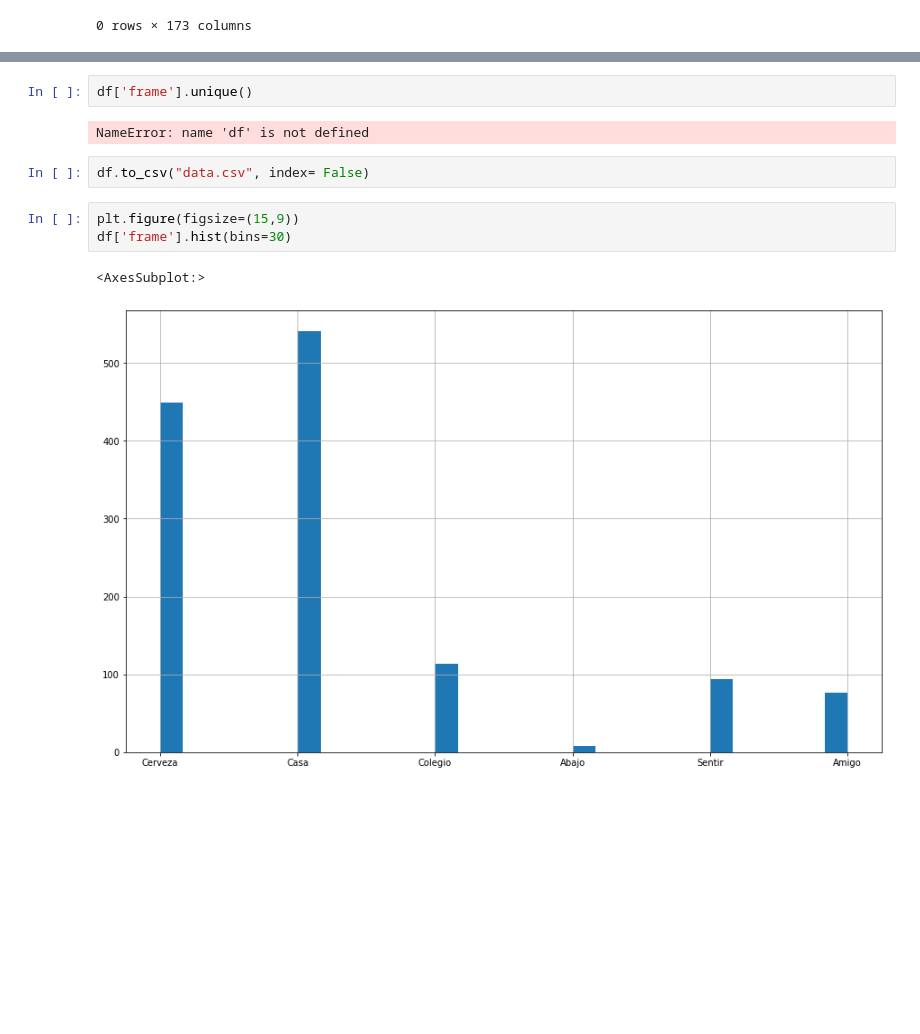
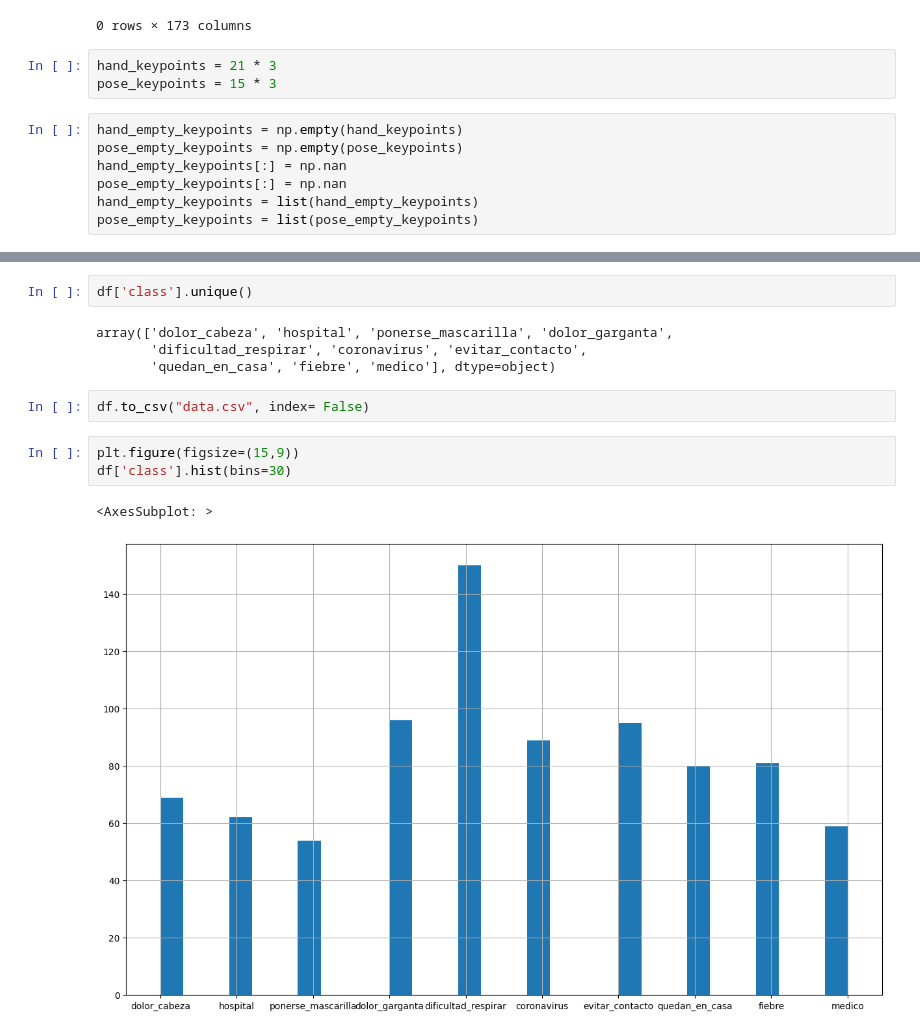
Before and after one commit to traductor-lsch-uach/chilean_sign_language_recognizer, a Jupyter notebook: Process keypoints.ipynb, the cells around one changed output, grey strips where cells are left out. Saved outputs shown, nothing was run; the diff lists cells and outputs as text; blank space fills up the shorter version.

```diff
--- a/Process keypoints.ipynb
+++ b/Process keypoints.ipynb
@@ -42,6 +42,16 @@ df
 # %% [output]
 |  | frame | class | RHandLandmark.WRIST_0_x | RHandLandmark.WRIST_0_y | RHandLandmark.WRIST_0_z | ... |
 0 rows × 173 columns
+# %%
+hand_keypoints = 21 * 3
+pose_keypoints = 15 * 3
+# %%
+hand_empty_keypoints = np.empty(hand_keypoints)
+pose_empty_keypoints = np.empty(pose_keypoints)
+hand_empty_keypoints[:] = np.nan
+pose_empty_keypoints[:] = np.nan
+hand_empty_keypoints = list(hand_empty_keypoints)
+pose_empty_keypoints = list(pose_empty_keypoints)
 # %%
 # leer videos
 #path = "Train_Dataset/"
@@ -114,12 +164,14 @@ df
 # %%
-df['frame'].unique()
+df['class'].unique()
 # %% [output]
-NameError: name 'df' is not defined
+array(['dolor_cabeza', 'hospital', 'ponerse_mascarilla', 'dolor_garganta',
+       'dificultad_respirar', 'coronavirus', 'evitar_contacto',
+       'quedan_en_casa', 'fiebre', 'medico'], dtype=object)
 # %%
 df.to_csv("data.csv", index= False)
 # %%
 plt.figure(figsize=(15,9))
-df['frame'].hist(bins=30)
+df['class'].hist(bins=30)
 # %% [output]
-<AxesSubplot:>
+<AxesSubplot: >
-[figure, old version]
+[figure, new version]
```
Also changed, not shown: parts of 2 cells of this notebook, 13 other files.
